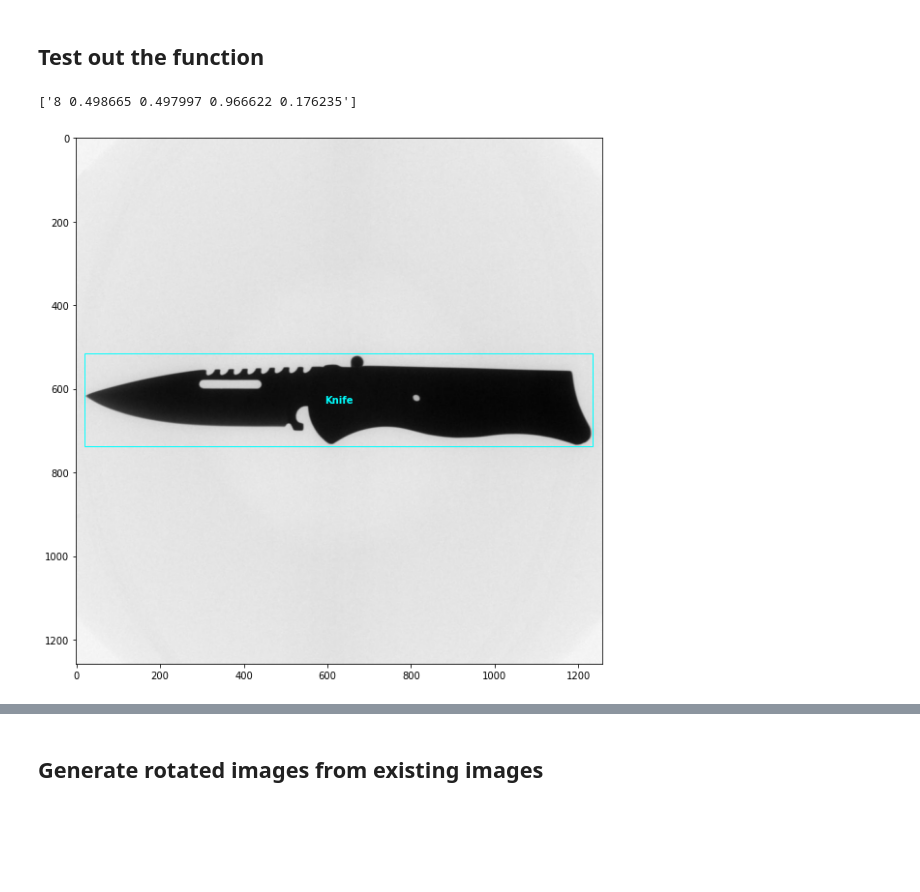
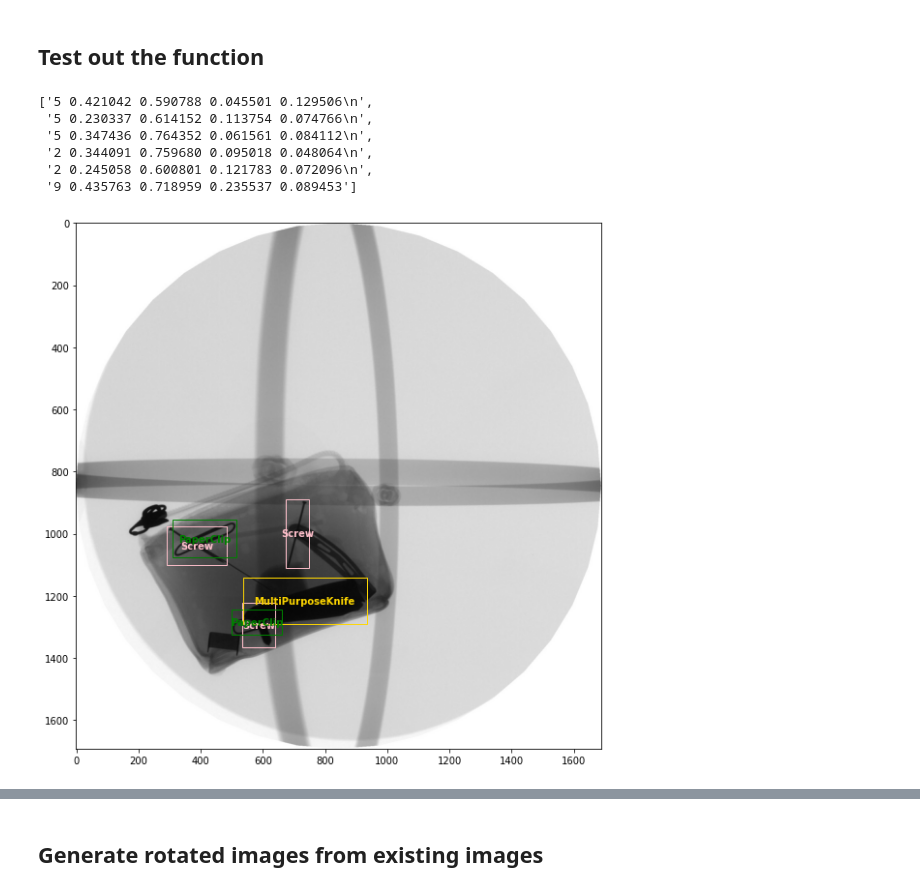
Before and after one commit to nguyen-nhat-mai/object_detection, a Jupyter notebook: Rotate_img_yolo.ipynb, the cells around one changed output, grey strips where cells are left out. Cells and saved outputs as stored; diff of their text form; code cells hidden in the pictures; blank space fills up the shorter version.

```diff
--- a/Rotate_img_yolo.ipynb
+++ b/Rotate_img_yolo.ipynb
@@ -156,21 +156,26 @@ class yoloRotatebbox:
 # %%
 # Plot original image and its box
 img_folder_path = "Test_image"
-image_name = 'B0076_0001'
+image_name = 'B0072_0001'
 image_ext = '.png'
 image = cv2.imread(img_folder_path + "/" + image_name + image_ext)
 plt.rcParams["figure.figsize"] = (20,10)
 plt.imshow(image)
 
 box_folder_path = "Test_annotation"
 height, width,_ = image.shape
 f = open(box_folder_path+"/"+image_name + '.txt', 'r')
 box_list = f.readlines()
 plot_box(box_list, height, width)
 box_list
 # %% [output]
-['8 0.498665 0.497997 0.966622 0.176235']
+['5 0.421042 0.590788 0.045501 0.129506\n',
+ '5 0.230337 0.614152 0.113754 0.074766\n',
+ '5 0.347436 0.764352 0.061561 0.084112\n',
+ '2 0.344091 0.759680 0.095018 0.048064\n',
+ '2 0.245058 0.600801 0.121783 0.072096\n',
+ '9 0.435763 0.718959 0.235537 0.089453']
-[figure, old version]
+[figure, new version]
 # %%
 # Rotate 90 degree
 im = yoloRotatebbox(img_folder_path, box_folder_path, image_name, image_ext, 90)
```
Also changed, not shown: parts of 12 cells of this notebook.
